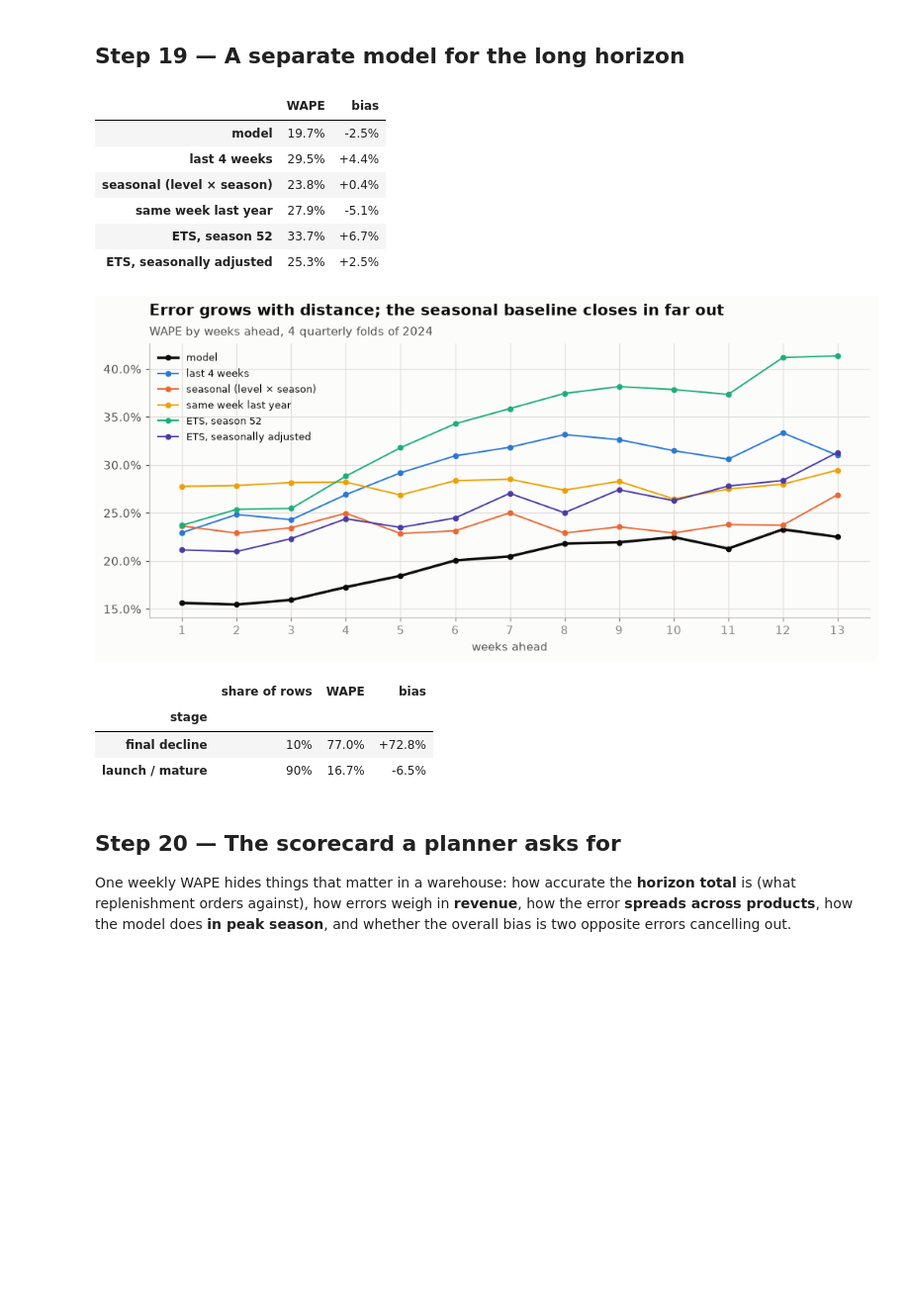
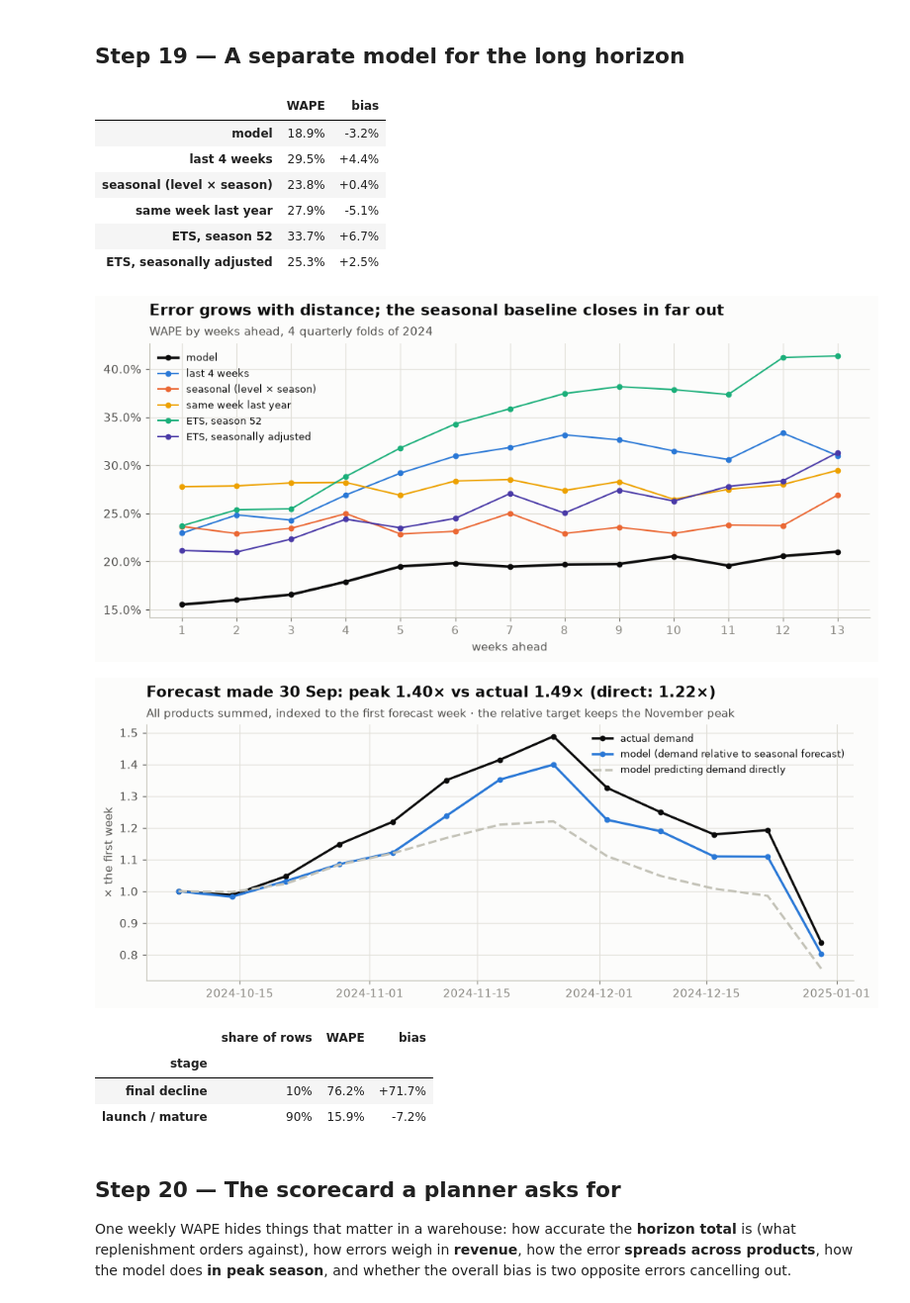
Before and after one commit to karthikiyer365/Live, a Jupyter notebook: ecommerce-demand-forecasting/demand_forecasting.ipynb, the cells around one changed output. Shown at 99% size. Cells and saved outputs as stored; diff of their text form; code cells hidden in the pictures; blank space fills up the shorter version.

```diff
--- a/ecommerce-demand-forecasting/demand_forecasting.ipynb
+++ b/ecommerce-demand-forecasting/demand_forecasting.ipynb
@@ -509,18 +510,30 @@ def baselines(r):
         out |= {"ETS, season 52": r.ets52, "ETS, seasonally adjusted": r.ets_adj}
     return out
 
-def fit(X, quantile=None):
+def base(X):
+    """The seasonal forecast (recent level × season factor). Models learn demand relative to it; falls back to the 4-week level."""
+    return X.seasonal.fillna(X.lvl4)
+
+def fit(X, quantile=None, relative=True):
+    """relative=True: learn demand ÷ seasonal forecast, so the season is multiplied back in exactly (see the decision below)."""
     loss = dict(loss="quantile", quantile=quantile) if quantile else dict(loss="poisson")
-    return HistGradientBoostingRegressor(max_iter=300, learning_rate=0.05, categorical_features=[0], random_state=SEED, **loss).fit(X[FEATS], X.y)
+    X = X[X.seasonal > 0] if relative else X
+    target = X.y / X.seasonal if relative else X.y
+    m = HistGradientBoostingRegressor(max_iter=300, learning_rate=0.05, categorical_features=[0], random_state=SEED, **loss).fit(X[FEATS], target)
+    m.relative = relative
+    return m
+
+def predict(m, X):
+    return m.predict(X[FEATS]) * (base(X) if m.relative else 1)
 
 def backtest(X, cutoffs, p90=False):
     out = []
     for C in cutoffs:
         test = X[X.c == C].copy()
         train = X[X.t <= C]
-        test["pred"] = fit(train).predict(test[FEATS])
+        test["pred"] = predict(fit(train), test)
         if p90:
-            test["p90"] = fit(train, 0.9).predict(test[FEATS])
+            test["p90"] = predict(fit(train, 0.9), test)
         out.append(test)
     return pd.concat(out, ignore_index=True)
 
@@ -682,32 +704,48 @@ plt.show()
 # %%
 # Step 19 — trained on 1–13 weeks ahead, so it learns how much recent momentum still matters 3 months out
 ROWS[("B", 13)] = attach(features_all(FILLED, 13), FILLED)
 R13 = backtest(ROWS[("B", 13)], FOLDS[13], p90=True).merge(ETS[13], on=["sku_i", "c", "t"], how="left")
 R13["stage"] = np.where(decl.reindex(list(zip(R13.sku_i, R13.t))).to_numpy() == 1, "final decline", "launch / mature")
 compare13 = {"model": R13.pred, **baselines(R13)}
 display(score(R13, compare13).style.format({"WAPE": "{:.1%}", "bias": "{:+.1%}"}))
 fig, ax = plt.subplots(figsize=(11, 4.2))
 for i, (n, p) in enumerate(compare13.items()):
     by_h = R13.assign(p=p).groupby("h").apply(lambda g: wape(g.truth, g.p), include_groups=False)
     ax.plot(by_h.index, by_h.values, marker="o", ms=4, color=[INK, CAT[0], CAT[1], CAT[3], CAT[2], CAT[6]][i], lw=2.2 if n == "model" else 1.3, label=n)
 ax.set_xticks(range(1, 14)); ax.set_xlabel("weeks ahead"); ax.yaxis.set_major_formatter(mpl.ticker.PercentFormatter(1)); ax.legend(fontsize=8.5)
 headline(ax, "Error grows with distance; the seasonal baseline closes in far out", "WAPE by weeks ahead, 4 quarterly folds of 2024")
 plt.show()
+# Same fold (forecast made 30 Sep 2024), one model trained the old way: predicting demand directly
+C = FOLDS[13][-1]
+X13 = ROWS[("B", 13)]
+direct = X13[X13.c == C].assign(direct=lambda d: predict(fit(X13[X13.t <= C], relative=False), d))
+shape = R13[R13.c == C].merge(direct[["sku_i", "t", "direct"]], on=["sku_i", "t"]).groupby("t")[["truth", "pred", "direct"]].sum()
+shape = shape / shape.iloc[0]
+fig, ax = plt.subplots(figsize=(11, 4))
+x = WEEKS[shape.index.to_numpy()]
+ax.plot(x, shape.truth, color=INK, lw=2, marker="o", ms=4, label="actual demand")
+ax.plot(x, shape.pred, color=CAT[0], lw=2, marker="o", ms=4, label="model (demand relative to seasonal forecast)")
+ax.plot(x, shape.direct, color=AXIS, lw=2, ls="--", label="model predicting demand directly")
+ax.set_ylabel("× the first week"); ax.legend(fontsize=8.5, loc="upper right")
+headline(ax, f"Forecast made 30 Sep: peak {shape.pred.max():.2f}× vs actual {shape.truth.max():.2f}× (direct: {shape.direct.max():.2f}×)",
+         "All products summed, indexed to the first forecast week · the relative target keeps the November peak")
+plt.show()
 R13.groupby("stage").apply(lambda g: pd.Series({"share of rows": len(g) / len(R13), "WAPE": wape(g.truth, g.pred), "bias": bias(g.truth, g.pred)}), include_groups=False) \
     .style.format({"share of rows": "{:.0%}", "WAPE": "{:.1%}", "bias": "{:+.1%}"})
 # %% [output]
 |  | WAPE | bias |
-| model | 19.7% | -2.5% |
+| model | 18.9% | -3.2% |
 | last 4 weeks | 29.5% | +4.4% |
 | seasonal (level × season) | 23.8% | +0.4% |
 | same week last year | 27.9% | -5.1% |
 | ETS, season 52 | 33.7% | +6.7% |
 | ETS, seasonally adjusted | 25.3% | +2.5% |
-[figure, old version]
+[figure, new version]
+[figure, added]
 |  | share of rows | WAPE | bias |
 | stage |  |  |  |
-| final decline | 10% | 77.0% | +72.8% |
-| launch / mature | 90% | 16.7% | -6.5% |
+| final decline | 10% | 76.2% | +71.7% |
+| launch / mature | 90% | 15.9% | -7.2% |
 # %% [markdown]
 ## Step 20 — The scorecard a planner asks for
 One weekly WAPE hides things that matter in a warehouse: how accurate the **horizon total** is (what replenishment orders against), how errors
```
Also changed, not shown: parts of 17 cells of this notebook, 7 other files.
